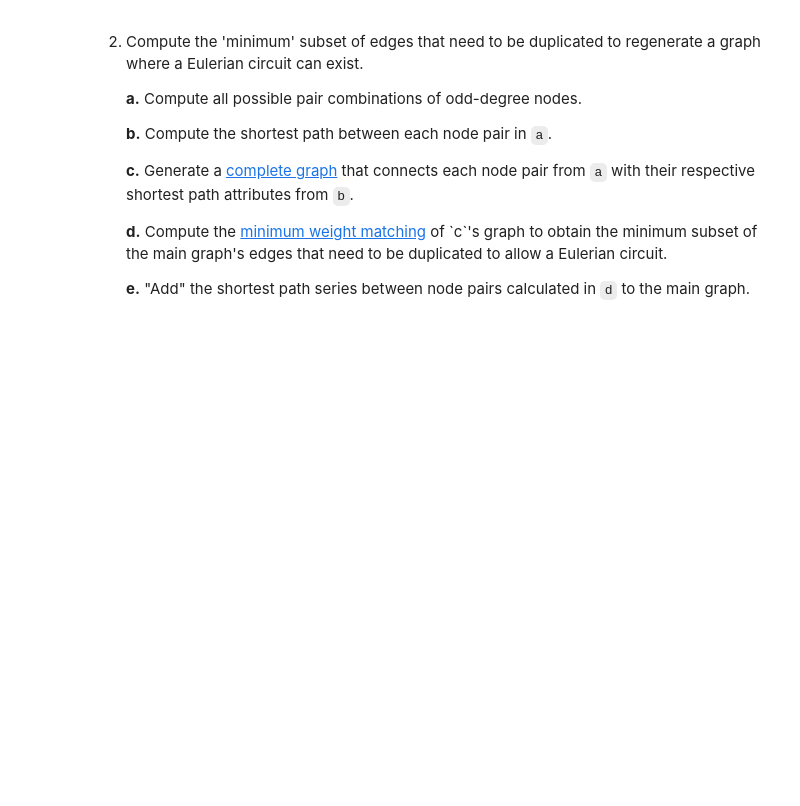
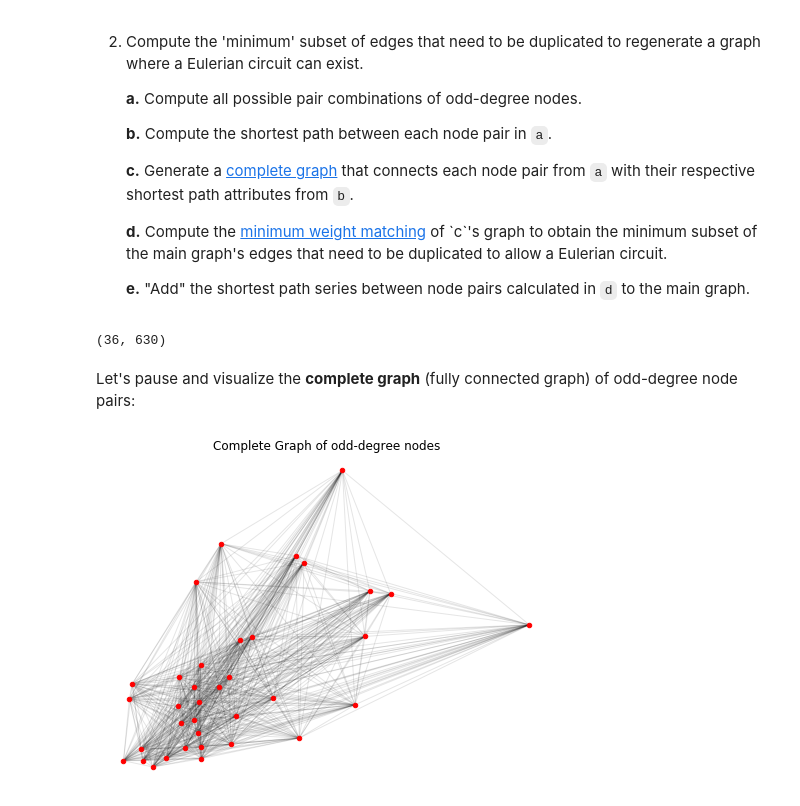
Before and after one commit to oaao/graphic-novels, a Jupyter notebook: novels/algorithms/Route Inspection Problem.ipynb, the cells around one changed output. Saved outputs shown, nothing was run; the diff lists cells and outputs as text; code cells hidden in the pictures; blank space fills up the shorter version.

Commit message:
rev: route inspection implementation up to completed oddpair graph

```diff
--- a/novels/algorithms/Route Inspection Problem.ipynb
+++ b/novels/algorithms/Route Inspection Problem.ipynb
@@ -182,3 +182,45 @@ f'Of {len(g.nodes())} total nodes, {len(odd_nodes)} have odd degree.'
     **d.** Compute the [minimum weight matching](https://en.wikipedia.org/wiki/Matching_(graph_theory)) of `c`'s graph to obtain the minimum subset of the main graph's edges that need to be duplicated to allow a Eulerian circuit.
 
     **e.** "Add" the shortest path series between node pairs calculated in `d` to the main graph.
+# %%
+# 2a: node pairs
+odd_node_pairs = list(itertools.combinations(odd_nodes, 2))
+# %%
+# 2b: shortest path between all pairs
+weights = {}
+
+for pair in odd_node_pairs:
+    weights[pair] = nx.dijkstra_path_length(
+        g,
+        pair[0], pair[1],
+        weight='distance'
+    )
+# %%
+# 2c: complete graph of node pairs with shortest path attrs
+cg = nx.Graph()
+
+# add context for why we flip weights
+for pair, w in weights.items():
+        cg.add_edge(
+            pair[0], pair[1],
+            attr_dict={'distance': w, 'weight': -w}
+        )
+# %%
+len(cg.nodes()), len(cg.edges())
+# %% [output]
+(36, 630)
+# %% [markdown]
+Let's pause and visualize the **complete graph** (fully connected graph) of odd-degree node pairs:
+# %%
+plt.figure(figsize=(8,6))
+
+pos_rand = nx.random_layout(cg)
+
+nx.draw_networkx_nodes(cg, node_positions, node_size=20, node_color='red')
+nx.draw_networkx_edges(cg, node_positions, alpha=0.1)
+
+plt.axis('off')
+plt.title('Complete Graph of odd-degree nodes')
+plt.show()
+# %% [output]
+[figure, added]
```
Also changed, not shown: parts of 3 cells of this notebook.
